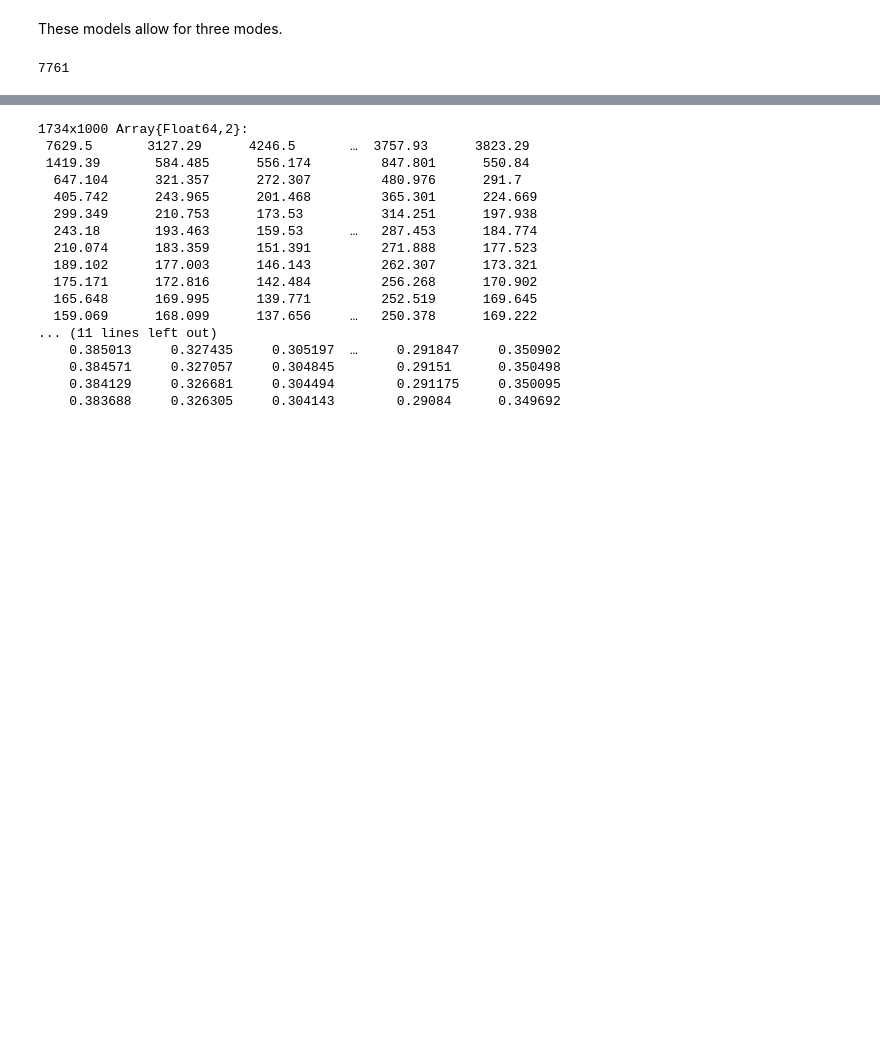
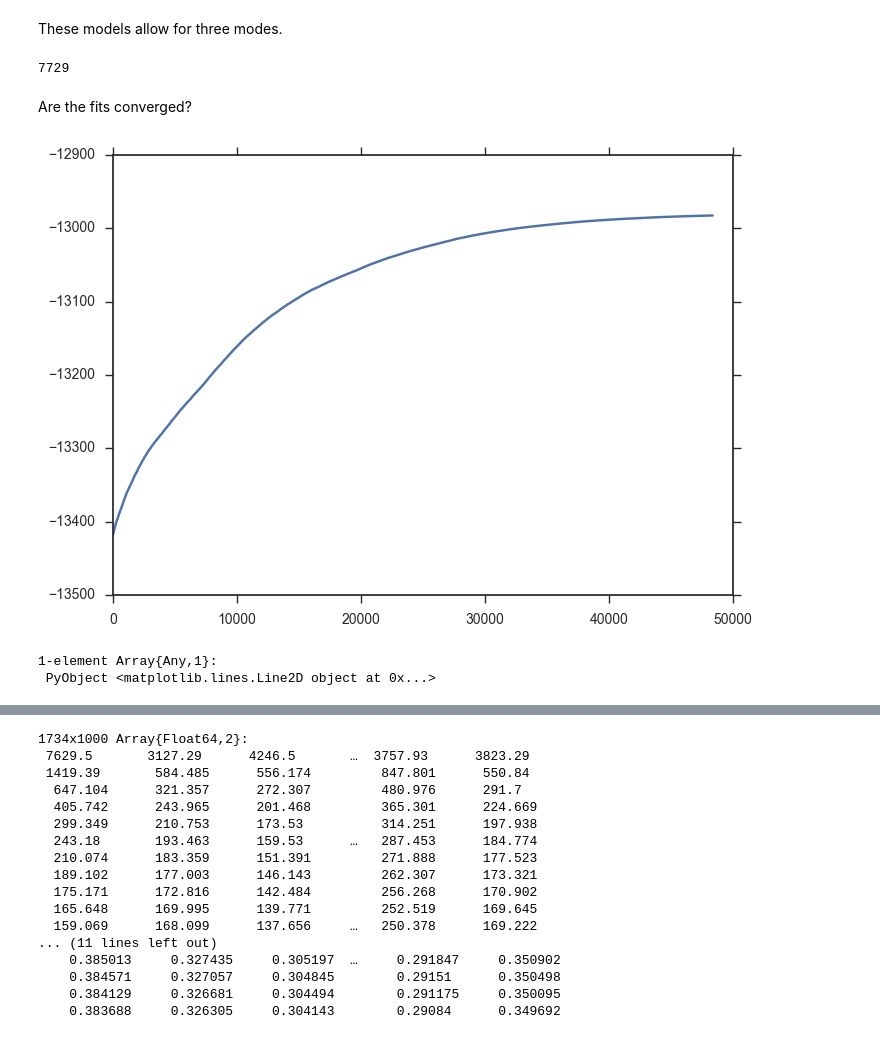
Before and after one commit to afcarl/PleiadesStars, a Jupyter notebook: CARMA.ipynb, the cells around one changed output, grey strips where cells are left out. Saved outputs shown, nothing was run; the diff lists cells and outputs as text; code cells hidden in the pictures; blank space fills up the shorter version.

```diff
--- a/CARMA.ipynb
+++ b/CARMA.ipynb
@@ -281,11 +281,19 @@ These models allow for three modes.
 # %%
 ns976 = open(deserialize, "epic211098454-CARMA/state-7-6.dat", "r")
 ns076 = open(deserialize, "epic211000411-CARMA/state-7-6.dat", "r")
-ps076 = EnsembleNest.postsample(ns076)
-ps976 = EnsembleNest.postsample(ns976)
+ps076, ll076 = EnsembleNest.postsample(ns076)
+ps976, ll976 = EnsembleNest.postsample(ns976)
 post076 = Kalman.CARMAKalmanPosterior(lc0[:,1], lc0[:,2], lc0[:,3], 7, 6)
 post976 = Kalman.CARMAKalmanPosterior(lc9[:,1], lc9[:,2], lc9[:,3], 7, 6)
 nps076 = size(ps076, 2)
 nps976 = size(ps976, 2)
 # %% [output]
-7761
+7729
+# %% [markdown]
+Are the fits converged?
+# %%
+plot(ns976.deadlogls[10000:end])
+# %% [output]
+[figure, added]
+1-element Array{Any,1}:
+ PyObject <matplotlib.lines.Line2D object at 0x...>
```
Also changed, not shown: parts of 8 cells of this notebook.
